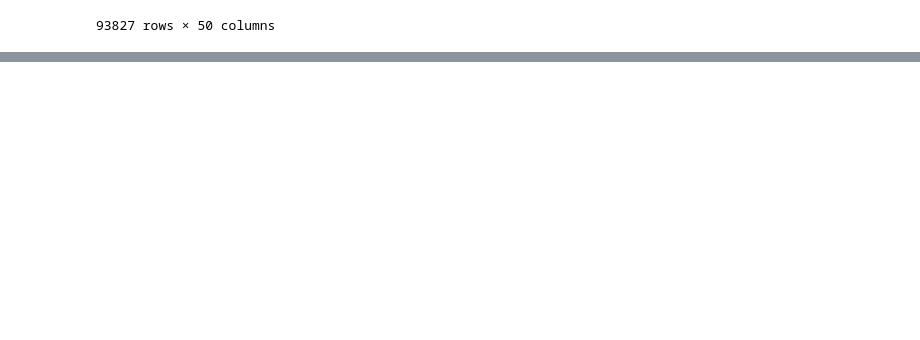
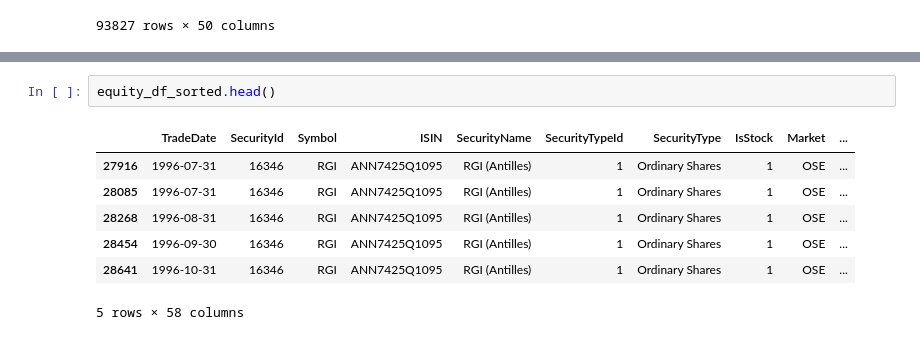
Before and after one commit to DonKubini/Man-vs.-Machine-on-the-Oslo-B-rs, a Jupyter notebook: Python files/Data Cleaning.ipynb, the cells around one changed output, grey strips where cells are left out. Saved outputs shown, nothing was run; the diff lists cells and outputs as text; blank space fills up the shorter version.

Commit message:
Features + market and risk free data

```diff
--- a/Python files/Data Cleaning.ipynb
+++ b/Python files/Data Cleaning.ipynb
@@ -368,0 +445,10 @@ equity_df_sorted
+# %%
+equity_df_sorted.head()
+# %% [output]
+|  | TradeDate | SecurityId | Symbol | ISIN | SecurityName | SecurityTypeId | SecurityType | IsStock | Market | ... |
+| 27916 | 1996-07-31 | 16346 | RGI | ANN7425Q1095 | RGI (Antilles) | 1 | Ordinary Shares | 1 | OSE | ... |
+| 28085 | 1996-07-31 | 16346 | RGI | ANN7425Q1095 | RGI (Antilles) | 1 | Ordinary Shares | 1 | OSE | ... |
+| 28268 | 1996-08-31 | 16346 | RGI | ANN7425Q1095 | RGI (Antilles) | 1 | Ordinary Shares | 1 | OSE | ... |
+| 28454 | 1996-09-30 | 16346 | RGI | ANN7425Q1095 | RGI (Antilles) | 1 | Ordinary Shares | 1 | OSE | ... |
+| 28641 | 1996-10-31 | 16346 | RGI | ANN7425Q1095 | RGI (Antilles) | 1 | Ordinary Shares | 1 | OSE | ... |
+5 rows × 58 columns
```
Also changed, not shown: parts of 4 cells of this notebook.
